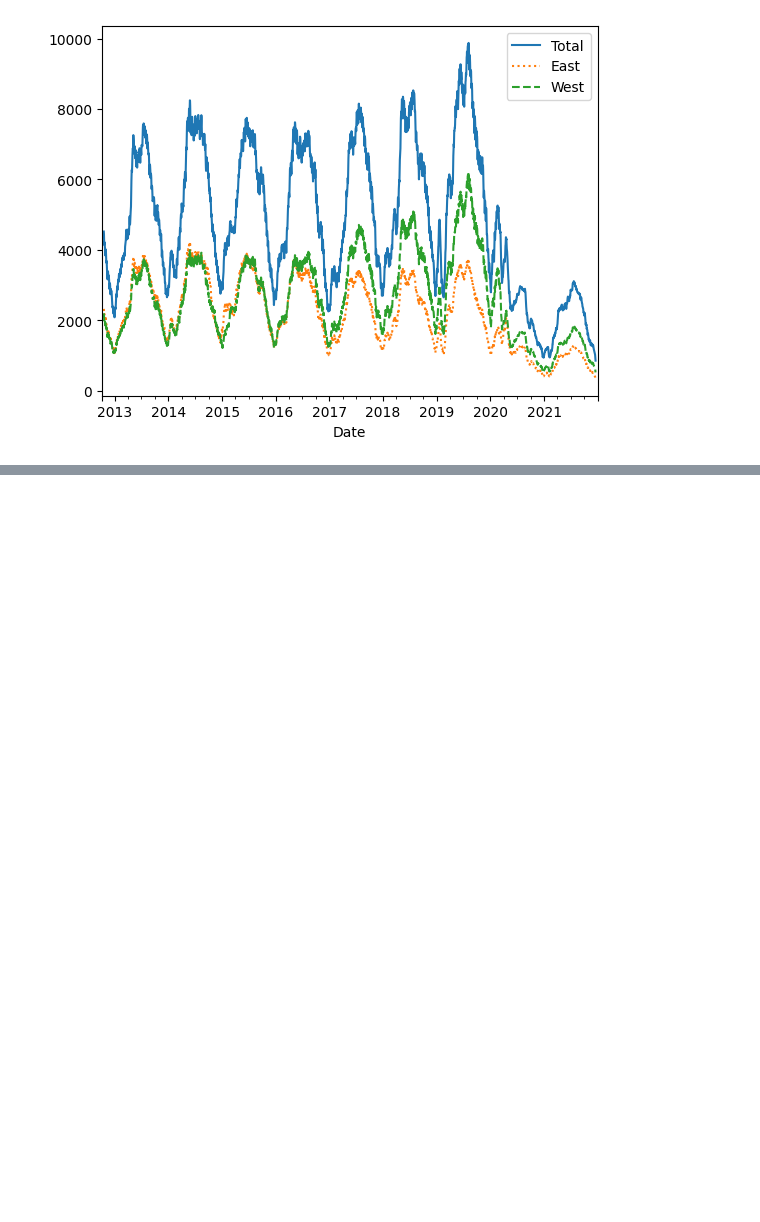
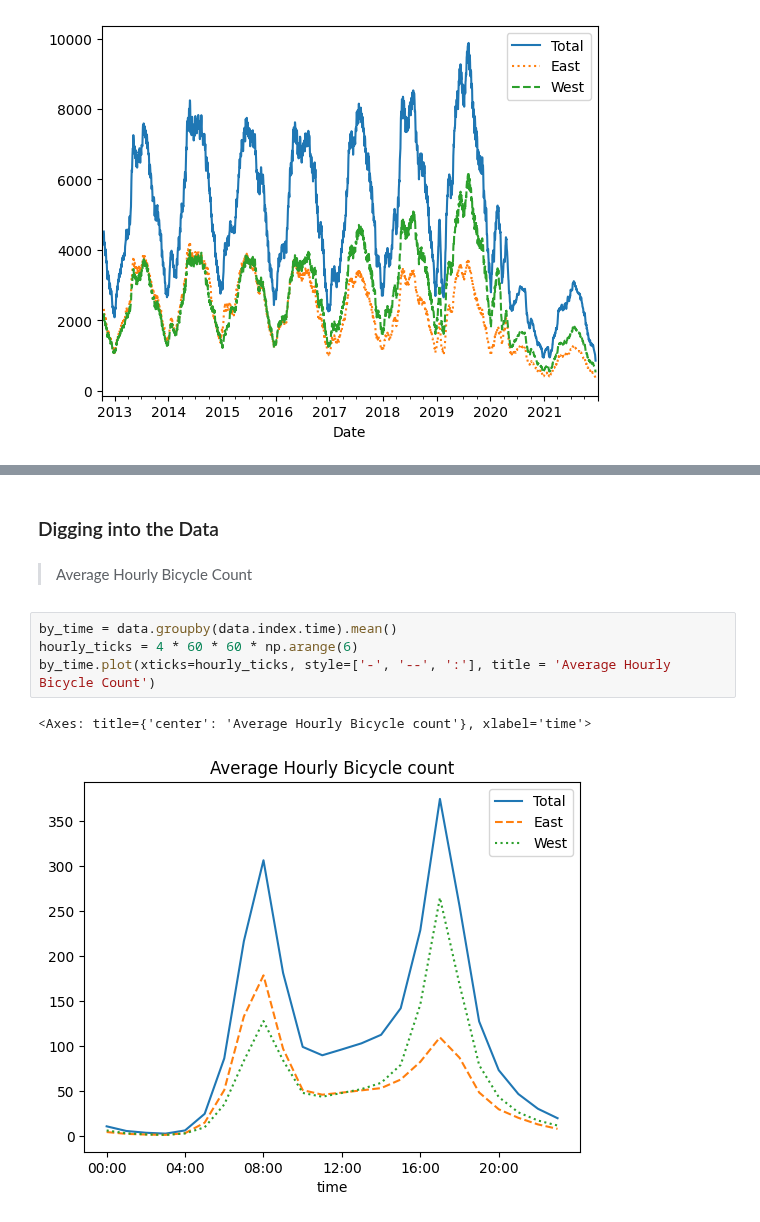
Before and after one commit to Kereophillus/Data_Analysis, a Jupyter notebook: notebooks/8.Time_Series_Part2.ipynb, the cells around one changed output, grey strips where cells are left out. Cells and saved outputs as stored; diff of their text form; blank space fills up the shorter version.

```diff
--- a/notebooks/8.Time_Series_Part2.ipynb
+++ b/notebooks/8.Time_Series_Part2.ipynb
@@ -49,0 +72,11 @@ daily.rolling(50, center=True, win_type='gaussian').sum(std=10).plot(style=['-',
+# %% [markdown]
+### Digging into the Data
+# %% [markdown]
+> Average Hourly Bicycle Count
+# %%
+by_time = data.groupby(data.index.time).mean()
+hourly_ticks = 4 * 60 * 60 * np.arange(6)
+by_time.plot(xticks=hourly_ticks, style=['-', '--', ':'], title = 'Average Hourly Bicycle Count')
+# %% [output]
+<Axes: title={'center': 'Average Hourly Bicycle count'}, xlabel='time'>
+[figure, added]
```
Also changed, not shown: parts of 14 cells of this notebook.
